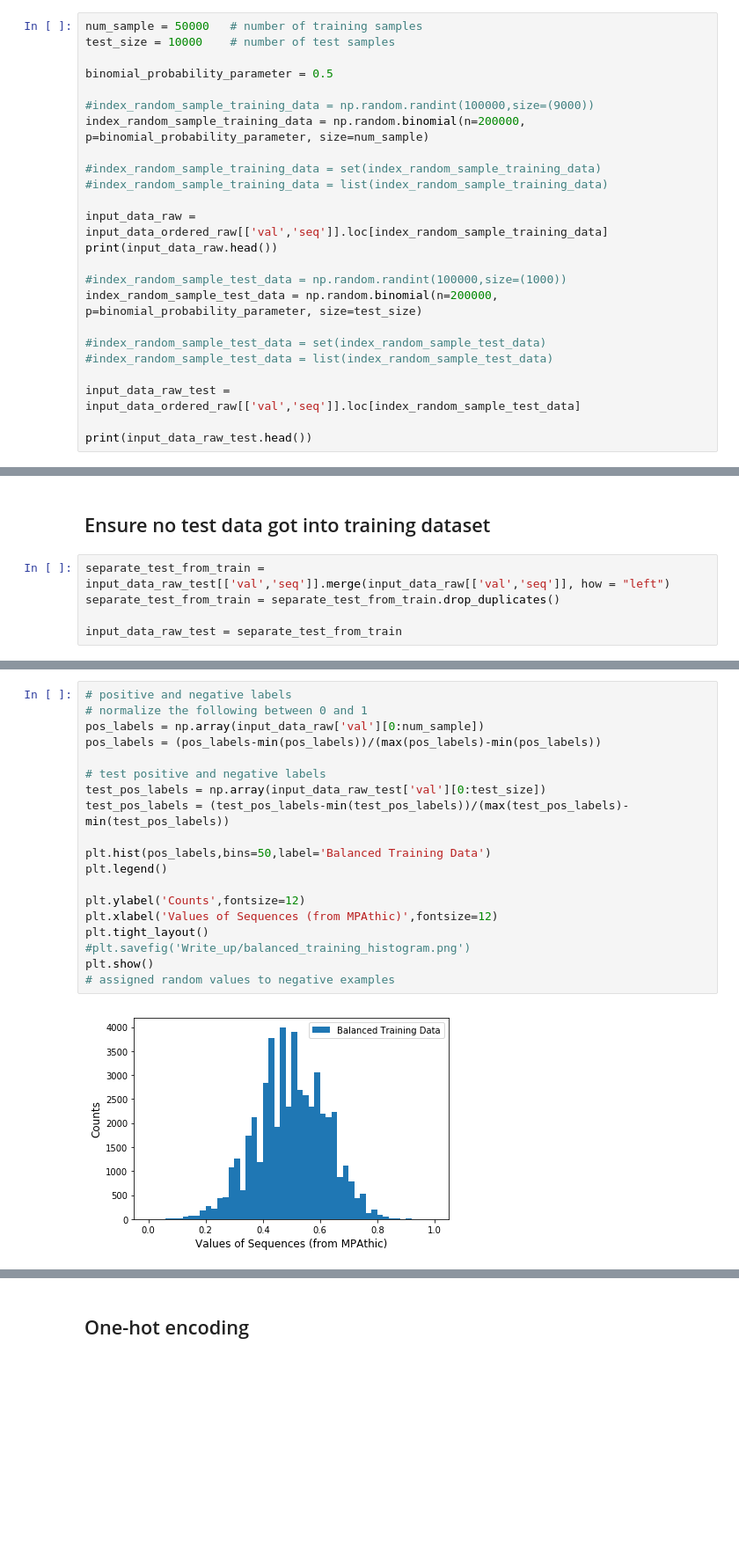
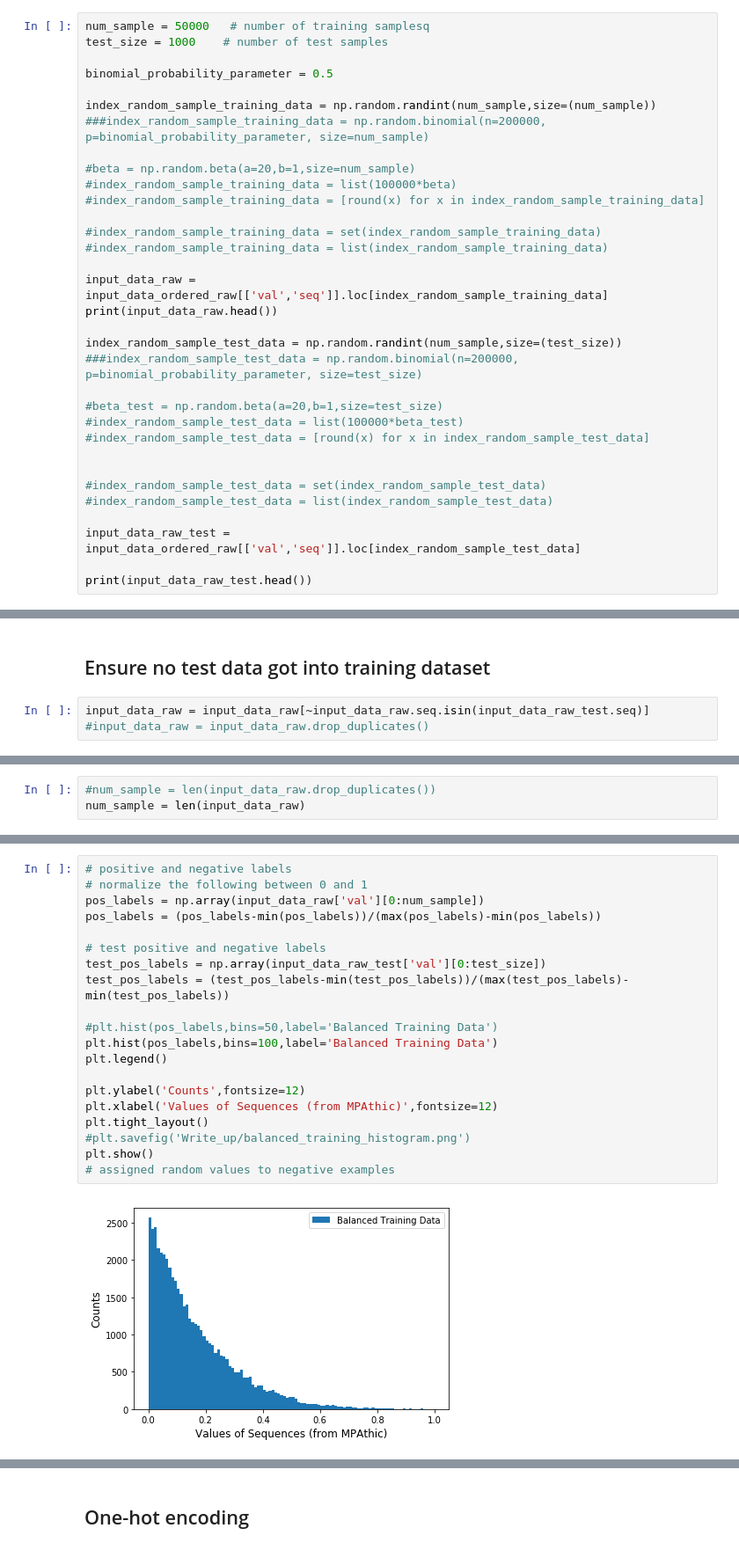
Before and after one commit to atareen/Regression-with-convolutional-neural-networks, a Jupyter notebook: CNN_RNAP_Seq_Regression.ipynb, the cells around one changed output, grey strips where cells are left out. Shown at 88% size. Drawn from its saved outputs; the diff is of its cells as text; blank space fills up the shorter version.

```diff
--- a/CNN_RNAP_Seq_Regression.ipynb
+++ b/CNN_RNAP_Seq_Regression.ipynb
@@ -49,11 +55,15 @@ bi = np.random.binomial(n=10000, p=0.01, size=1000)
 # %%
-num_sample = 50000   # number of training samples
-test_size = 10000    # number of test samples
+num_sample = 50000   # number of training samplesq
+test_size = 1000    # number of test samples
 
 binomial_probability_parameter = 0.5
 
-#index_random_sample_training_data = np.random.randint(100000,size=(9000))
-index_random_sample_training_data = np.random.binomial(n=200000, p=binomial_probability_parameter, size=num_sample)
+index_random_sample_training_data = np.random.randint(num_sample,size=(num_sample))
+###index_random_sample_training_data = np.random.binomial(n=200000, p=binomial_probability_parameter, size=num_sample)
+
+#beta = np.random.beta(a=20,b=1,size=num_sample)
+#index_random_sample_training_data = list(100000*beta)
+#index_random_sample_training_data = [round(x) for x in index_random_sample_training_data]
 
 #index_random_sample_training_data = set(index_random_sample_training_data)
 #index_random_sample_training_data = list(index_random_sample_training_data)
@@ -61,8 +71,13 @@ index_random_sample_training_data = np.random.binomial(n=200000, p=binomial_prob
 input_data_raw = input_data_ordered_raw[['val','seq']].loc[index_random_sample_training_data]
 print(input_data_raw.head())
 
-#index_random_sample_test_data = np.random.randint(100000,size=(1000))
-index_random_sample_test_data = np.random.binomial(n=200000, p=binomial_probability_parameter, size=test_size)
+index_random_sample_test_data = np.random.randint(num_sample,size=(test_size))
+###index_random_sample_test_data = np.random.binomial(n=200000, p=binomial_probability_parameter, size=test_size)
+
+#beta_test = np.random.beta(a=20,b=1,size=test_size)
+#index_random_sample_test_data = list(100000*beta_test)
+#index_random_sample_test_data = [round(x) for x in index_random_sample_test_data]
+
 
 #index_random_sample_test_data = set(index_random_sample_test_data)
 #index_random_sample_test_data = list(index_random_sample_test_data)
@@ -92,9 +107,7 @@ print(input_data_raw_test.head())
 #test_size = len(set(index_random_sample_test_data))
 # %% [markdown]
 ## Ensure no test data got into training dataset
-# %%
-separate_test_from_train = input_data_raw_test[['val','seq']].merge(input_data_raw[['val','seq']], how = "left")
-separate_test_from_train = separate_test_from_train.drop_duplicates()
-
-input_data_raw_test = separate_test_from_train
+# %%
+input_data_raw = input_data_raw[~input_data_raw.seq.isin(input_data_raw_test.seq)]
+#input_data_raw = input_data_raw.drop_duplicates()
 # %%
@@ -105 +119,4 @@ print(test_size)
+# %%
+#num_sample = len(input_data_raw.drop_duplicates())
+num_sample = len(input_data_raw)
 # %% [markdown]
@@ -107,24 +124,25 @@ print(test_size)
 # %%
 # positive and negative labels
 # normalize the following between 0 and 1
 pos_labels = np.array(input_data_raw['val'][0:num_sample])
 pos_labels = (pos_labels-min(pos_labels))/(max(pos_labels)-min(pos_labels))
 
 # test positive and negative labels
 test_pos_labels = np.array(input_data_raw_test['val'][0:test_size])
 test_pos_labels = (test_pos_labels-min(test_pos_labels))/(max(test_pos_labels)-min(test_pos_labels))
 
-plt.hist(pos_labels,bins=50,label='Balanced Training Data')
+#plt.hist(pos_labels,bins=50,label='Balanced Training Data')
+plt.hist(pos_labels,bins=100,label='Balanced Training Data')
 plt.legend()
 
 plt.ylabel('Counts',fontsize=12)
 plt.xlabel('Values of Sequences (from MPAthic)',fontsize=12)
 plt.tight_layout()
 #plt.savefig('Write_up/balanced_training_histogram.png')
 plt.show()
 # assigned random values to negative examples
 # %% [output]
-[figure, old version]
+[figure, new version]
 # %%
 sequences = np.array(sequences)
 
```
Also changed, not shown: parts of 34 cells of this notebook.
